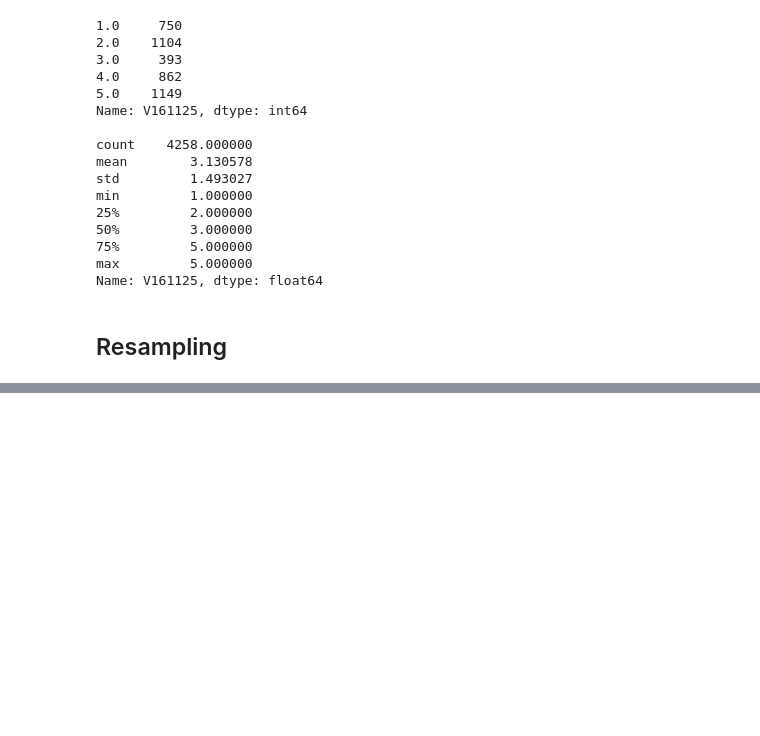
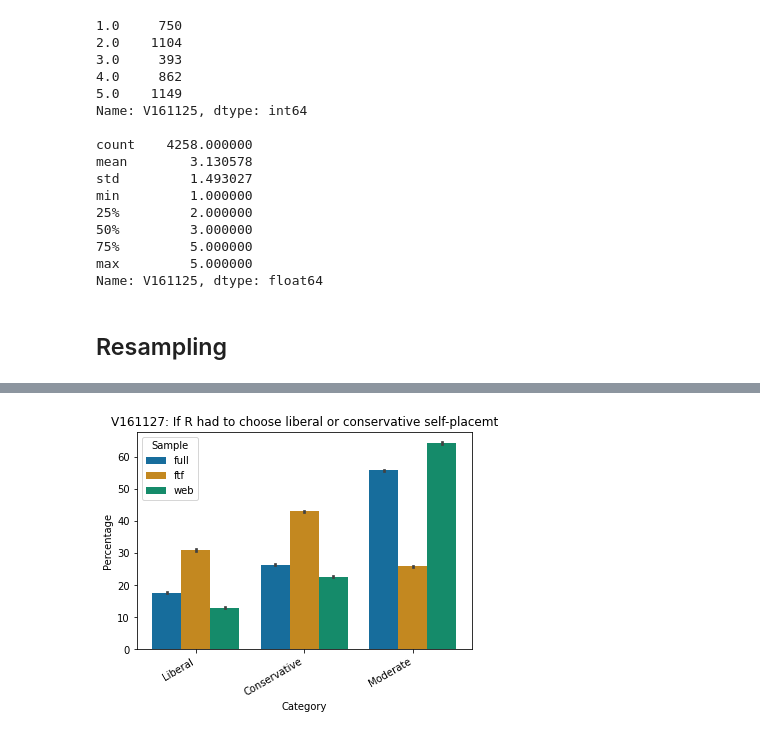
Before and after one commit to AustinVes/Voter_Emotions, a Jupyter notebook: main.ipynb, the cells around one changed output, grey strips where cells are left out. Saved outputs shown, nothing was run; the diff lists cells and outputs as text; code cells hidden in the pictures; blank space fills up the shorter version.

```diff
--- a/main.ipynb
+++ b/main.ipynb
@@ -311,0 +353,10 @@ pre_web_resamples = [df.sample(n=len(df), replace=True, weights=df['V160101w'],
+# %%
+key_vars['V161127']['cat_map'] = {
+    1.0: 'Liberal',
+    2.0: 'Conservative',
+    3.0: 'Moderate'
+}
+
+compare_col_in_samples('V161127', samples)
+# %% [output]
+[figure, added]
```
Also changed, not shown: parts of 16 cells of this notebook.
